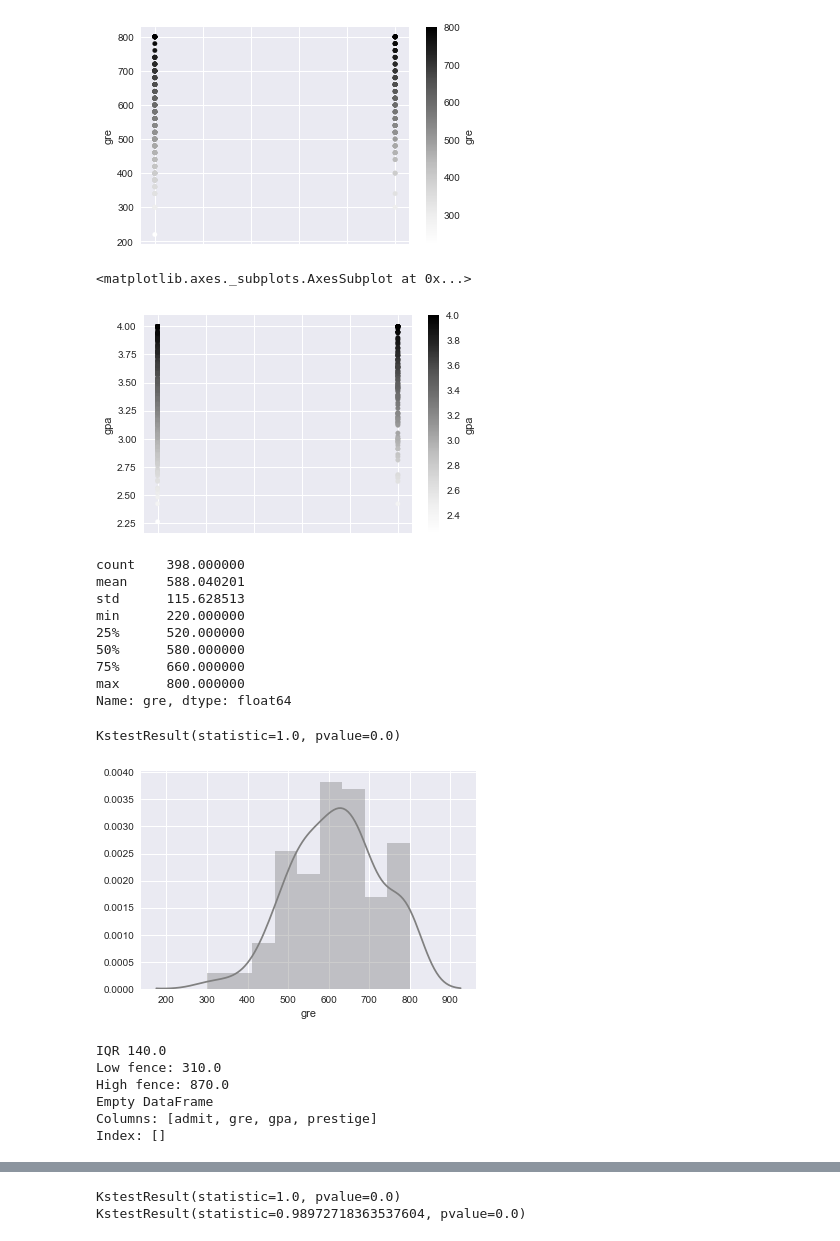
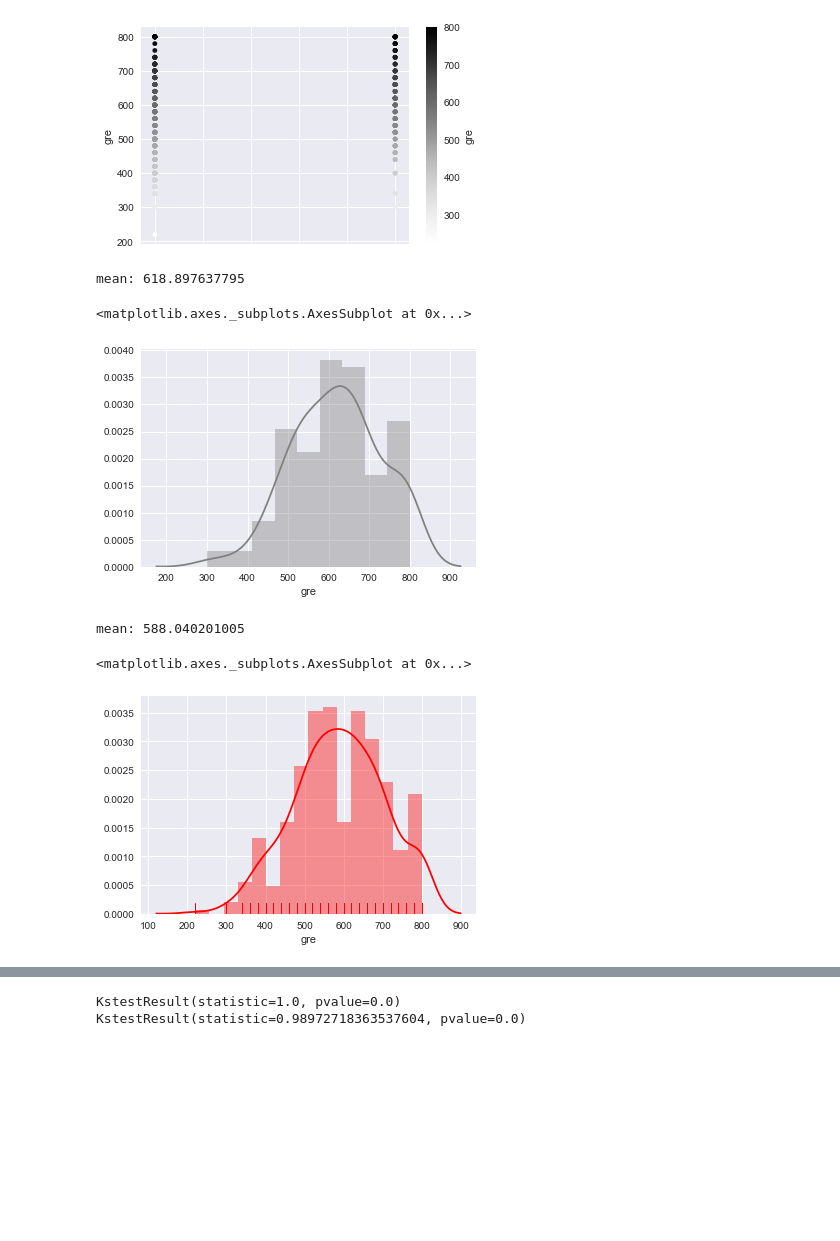
Before and after one commit to cherihung/datasci-18, a Jupyter notebook: class-projects/project-1/assets/project1-admissions-trial.ipynb, the cells around one changed output, grey strips where cells are left out. Saved outputs shown, nothing was run; the diff lists cells and outputs as text; code cells hidden in the pictures; blank space fills up the shorter version.

```diff
--- a/class-projects/project-1/assets/project1-admissions-trial.ipynb
+++ b/class-projects/project-1/assets/project1-admissions-trial.ipynb
@@ -100,56 +153,18 @@ admissions.plot(x='admit', y='gre', c='gre', kind='scatter')
 # %% [output]
 <matplotlib.axes._subplots.AxesSubplot at 0x...>
 [figure]
-# %%
-admissions.plot(x='admit', y='gpa', c='gpa', kind='scatter')
-# %% [output]
-<matplotlib.axes._subplots.AxesSubplot at 0x...>
-[figure, removed]
-# %%
-#separate out the columns
-gre = admissions[pd.notnull(admissions.gre)].gre #red
-gpa = admissions[pd.notnull(admissions.gpa)].gpa #green
-pres = admissions[pd.notnull(admissions.prestige)].prestige #blue
-
-all_stats = admissions.describe()
-gre_stats = all_stats['gre'] #or admissions.gre.describe()
-print all_stats['gre']
-# %% [output]
-count    398.000000
-mean     588.040201
-std      115.628513
-min      220.000000
-25%      520.000000
-50%      580.000000
-75%      660.000000
-max      800.000000
-Name: gre, dtype: float64
 # %%
 greIn = gotin[pd.notnull(gotin.gre)].gre #grey
+print 'mean:',greIn.mean()
 sns.distplot(greIn, color='grey')
 # %% [output]
-KstestResult(statistic=1.0, pvalue=0.0)
+mean: 618.897637795
+<matplotlib.axes._subplots.AxesSubplot at 0x...>
 [figure]
-# %%
-#find fences for gre scores
-Q1 = gre_stats[4]
-Q3 = gre_stats[6]
-
-IQR = Q3-Q1
-
-Low_Fence = Q1 - 1.5 * IQR
-Hi_Fence = Q3 + 1.5 * IQR
-
-print 'IQR', IQR
-print 'Low fence:', Low_Fence
-print 'High fence:', Hi_Fence
-
-greOuts = admissions[(admissions.gre < Low_Fence) & (admissions.gre > Hi_Fence)]
-print greOuts
-# %% [output]
-IQR 140.0
-Low fence: 310.0
-High fence: 870.0
-Empty DataFrame
-Columns: [admit, gre, gpa, prestige]
-Index: []
+# %%
+print 'mean:',gre.mean()
+sns.distplot(gre, color='red', rug=True)
+# %% [output]
+mean: 588.040201005
+<matplotlib.axes._subplots.AxesSubplot at 0x...>
+[figure, added]
```
Also changed, not shown: parts of 10 cells of this notebook.
